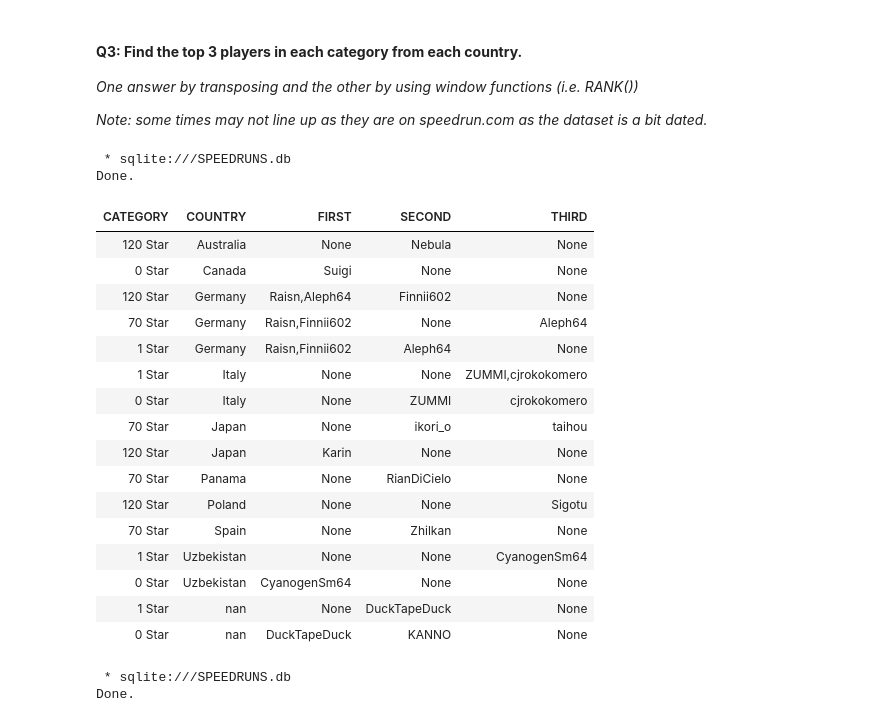
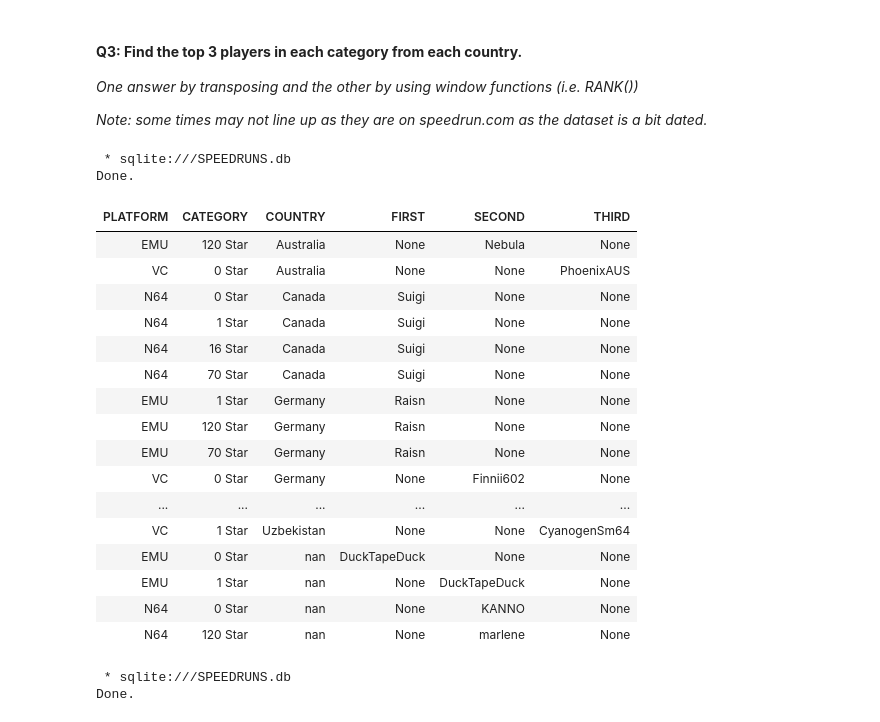
Before and after one commit to ouchmode/SM64-Speedrun-Data, a Jupyter notebook: SM64_Speedruns.ipynb, the cells around one changed output. Saved outputs shown, nothing was run; the diff lists cells and outputs as text; code cells hidden in the pictures.

```diff
--- a/SM64_Speedruns.ipynb
+++ b/SM64_Speedruns.ipynb
@@ -340,42 +256,42 @@ Done.
 *One answer by transposing and the other by using window functions (i.e. RANK())*
 
 *Note: some times may not line up as they are on speedrun.com as the dataset is a bit dated.*
+# %%
+pd.set_option("display.max_rows", None)
 # %%
 %%sql
 
-/*
-There are other countries other than five listed below, but the players in those countries don't have a
-first, second or third place time.
-*/
+/*There are other countries other than five listed below, but the players in those countries don't have a
+first, second or third place time.*/
 
-SELECT CATEGORY, COUNTRY,
-    GROUP_CONCAT(CASE WHEN PLACE == 1 THEN PLAYER_NAME END) as FIRST,
-    GROUP_CONCAT(CASE WHEN PLACE == 2 THEN PLAYER_NAME END) as SECOND,
-    GROUP_CONCAT(CASE WHEN PLACE == 3 THEN PLAYER_NAME END) as THIRD
+SELECT PLATFORM, CATEGORY, COUNTRY,
+    GROUP_CONCAT(CASE WHEN PLACE = 1 THEN PLAYER_NAME END) as FIRST,
+    GROUP_CONCAT(CASE WHEN PLACE = 2 THEN PLAYER_NAME END) as SECOND,
+    GROUP_CONCAT(CASE WHEN PLACE = 3 THEN PLAYER_NAME END) as THIRD
 FROM ALL_CAT_SPEEDRUNS
-GROUP BY CATEGORY, COUNTRY
-HAVING PLACE IN (1, 2, 3)
-ORDER BY COUNTRY ASC, FIRST, SECOND, THIRD;
+GROUP BY PLATFORM, CATEGORY, COUNTRY
+HAVING PLACE IN ('1', '2', '3')
+ORDER BY COUNTRY ASC;
 # %% [output]
  * sqlite:///SPEEDRUNS.db
 Done.
-| CATEGORY | COUNTRY | FIRST | SECOND | THIRD |
-| 120 Star | Australia | None | Nebula | None |
-| 0 Star | Canada | Suigi | None | None |
-| 120 Star | Germany | Raisn,Aleph64 | Finnii602 | None |
-| 70 Star | Germany | Raisn,Finnii602 | None | Aleph64 |
-| 1 Star | Germany | Raisn,Finnii602 | Aleph64 | None |
-| 1 Star | Italy | None | None | ZUMMI,cjrokokomero |
-| 0 Star | Italy | None | ZUMMI | cjrokokomero |
-| 70 Star | Japan | None | ikori_o | taihou |
-| 120 Star | Japan | Karin | None | None |
-| 70 Star | Panama | None | RianDiCielo | None |
-| 120 Star | Poland | None | None | Sigotu |
-| 70 Star | Spain | None | Zhilkan | None |
-| 1 Star | Uzbekistan | None | None | CyanogenSm64 |
-| 0 Star | Uzbekistan | CyanogenSm64 | None | None |
-| 1 Star | nan | None | DuckTapeDuck | None |
-| 0 Star | nan | DuckTapeDuck | KANNO | None |
+| PLATFORM | CATEGORY | COUNTRY | FIRST | SECOND | THIRD |
+| EMU | 120 Star | Australia | None | Nebula | None |
+| VC | 0 Star | Australia | None | None | PhoenixAUS |
+| N64 | 0 Star | Canada | Suigi | None | None |
+| N64 | 1 Star | Canada | Suigi | None | None |
+| N64 | 16 Star | Canada | Suigi | None | None |
+| N64 | 70 Star | Canada | Suigi | None | None |
+| EMU | 1 Star | Germany | Raisn | None | None |
+| EMU | 120 Star | Germany | Raisn | None | None |
+| EMU | 70 Star | Germany | Raisn | None | None |
+| VC | 0 Star | Germany | None | Finnii602 | None |
+| ... | ... | ... | ... | ... | ... |
+| VC | 1 Star | Uzbekistan | None | None | CyanogenSm64 |
+| EMU | 0 Star | nan | DuckTapeDuck | None | None |
+| EMU | 1 Star | nan | None | DuckTapeDuck | None |
+| N64 | 0 Star | nan | None | KANNO | None |
+| N64 | 120 Star | nan | None | marlene | None |
 # %%
 %%sql
 
```
Also changed, not shown: parts of 16 cells of this notebook.
